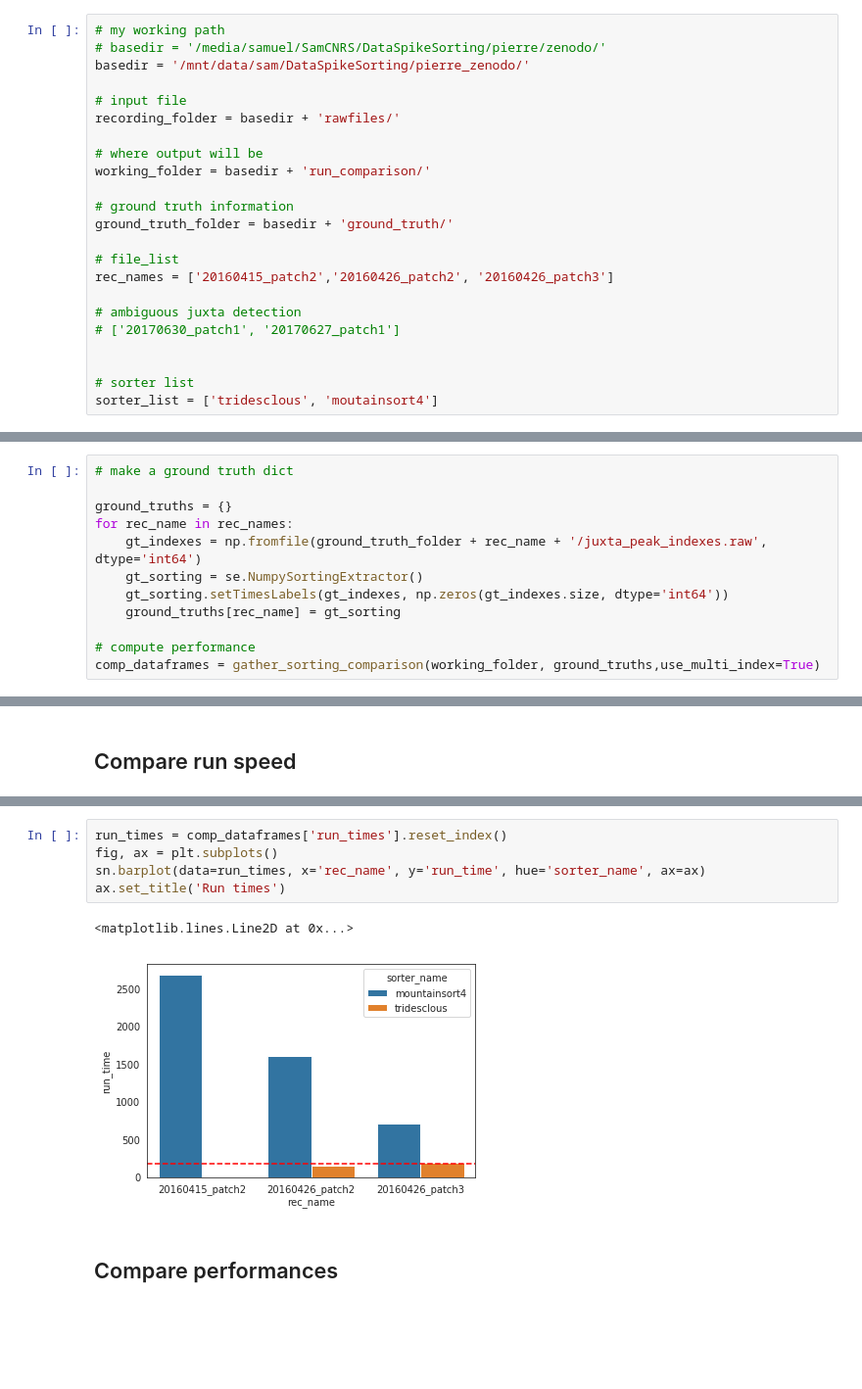
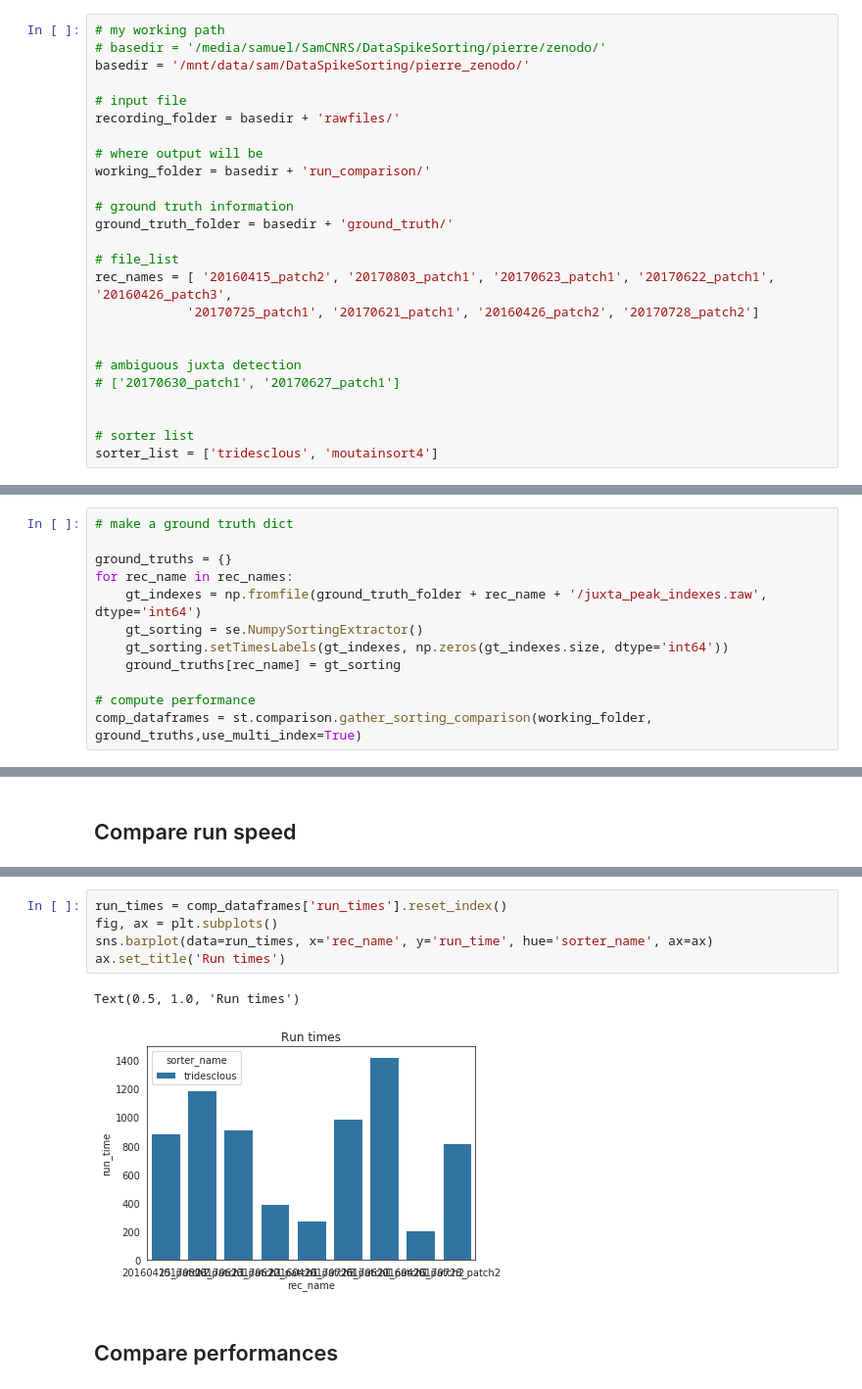
Before and after one commit to SpikeInterface/spikeresults, a Jupyter notebook: Spampinato_ground_thruth_252_channels/Spampinato_ground_thruth_252_channels.ipynb, the cells around one changed output, grey strips where cells are left out. Shown: that part at 98% size. Cells and saved outputs as stored; diff of their text form; blank space fills up the shorter version.

```diff
--- a/Spampinato_ground_thruth_252_channels/Spampinato_ground_thruth_252_channels.ipynb
+++ b/Spampinato_ground_thruth_252_channels/Spampinato_ground_thruth_252_channels.ipynb
@@ -51,7 +51,9 @@ working_folder = basedir + 'run_comparison/'
 ground_truth_folder = basedir + 'ground_truth/'
 
 # file_list
-rec_names = ['20160415_patch2','20160426_patch2', '20160426_patch3']
+rec_names = [ '20160415_patch2', '20170803_patch1', '20170623_patch1', '20170622_patch1', '20160426_patch3',
+            '20170725_patch1', '20170621_patch1', '20160426_patch2', '20170728_patch2']
+
 
 # ambiguous juxta detection
 # ['20170630_patch1', '20170627_patch1']
@@ -136,4 +138,4 @@ for rec_name in rec_names:
     ground_truths[rec_name] = gt_sorting
 
 # compute performance
-comp_dataframes = gather_sorting_comparison(working_folder, ground_truths,use_multi_index=True)
+comp_dataframes = st.comparison.gather_sorting_comparison(working_folder, ground_truths,use_multi_index=True)
@@ -151,11 +161,11 @@ NameError: name 'comparison_dataframes' is not defined
 # %%
 run_times = comp_dataframes['run_times'].reset_index()
 fig, ax = plt.subplots()
-sn.barplot(data=run_times, x='rec_name', y='run_time', hue='sorter_name', ax=ax)
+sns.barplot(data=run_times, x='rec_name', y='run_time', hue='sorter_name', ax=ax)
 ax.set_title('Run times')
 # %% [output]
-<matplotlib.lines.Line2D at 0x...>
+Text(0.5, 1.0, 'Run times')
-[figure, old version]
+[figure, new version]
 # %% [markdown]
 ## Compare performances
 # %%
```
Also changed, not shown: parts of 5 cells of this notebook, 1 other file.
